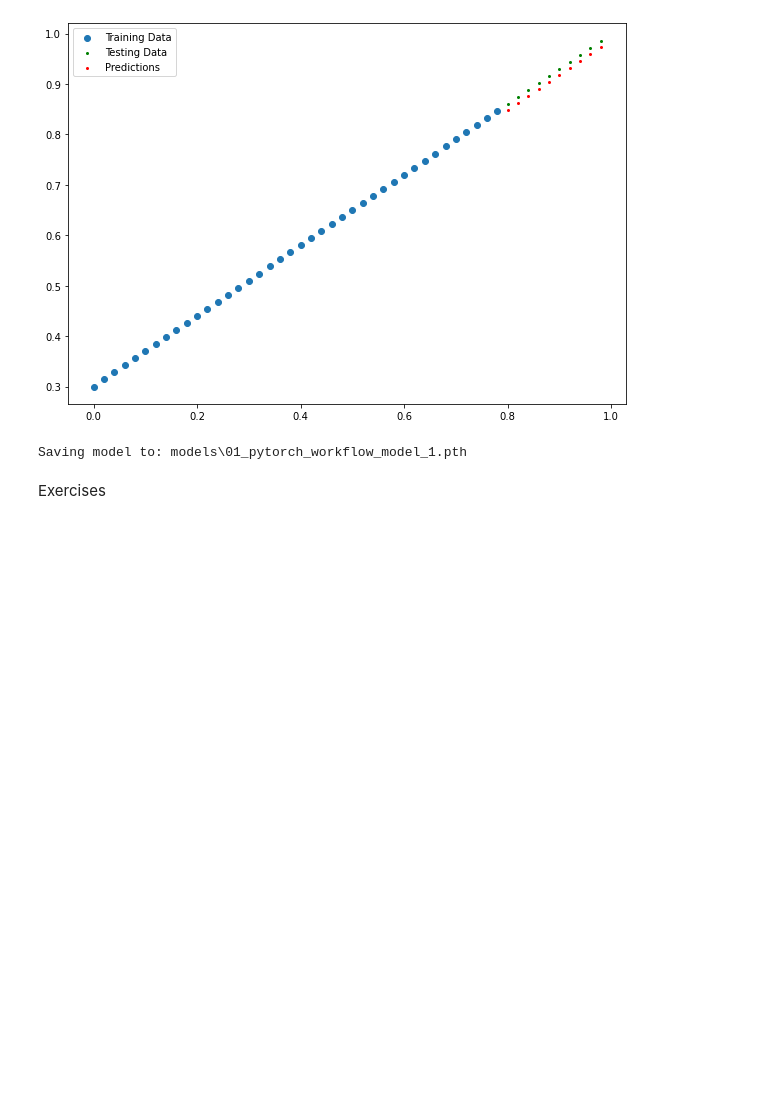
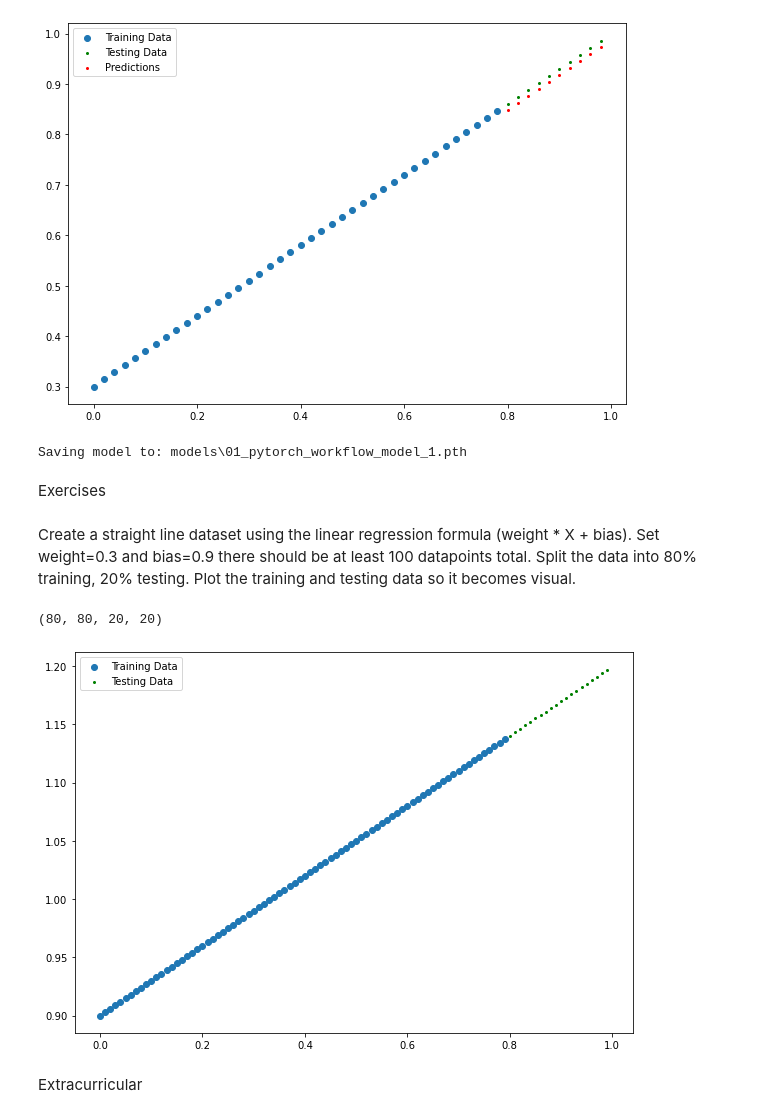
Before and after one commit to AnikaJ33/PyTorch, a Jupyter notebook: PyTorch_Module1.ipynb, the cells around one changed output. Saved outputs shown, nothing was run; the diff lists cells and outputs as text; code cells hidden in the pictures; blank space fills up the shorter version.

Commit message:
Start nn coding

```diff
--- a/PyTorch_Module1.ipynb
+++ b/PyTorch_Module1.ipynb
@@ -426,3 +426,31 @@ torch.save(obj=model_1.state_dict(), # only saving the state_dict() only saves t
 Saving model to: models\01_pytorch_workflow_model_1.pth
 # %% [markdown]
 Exercises
+# %% [markdown]
+Create a straight line dataset using the linear regression formula (weight * X + bias).
+Set weight=0.3 and bias=0.9 there should be at least 100 datapoints total.
+Split the data into 80% training, 20% testing.
+Plot the training and testing data so it becomes visual.
+# %%
+weight = 0.3
+bias=0.9
+
+start = 0
+end =1
+step = 0.01
+X=torch.arange(start,end,step).unsqueeze(dim=1)
+y= weight *X  + bias
+# %%
+#Create train/test split
+train_split = int(0.8*len(X))
+X_train, y_train = X[:train_split],y[:train_split]
+X_test, y_test = X[train_split:],y[train_split:]
+len(X_train), len(y_train), len(X_test), len(y_test)
+# %% [output]
+(80, 80, 20, 20)
+# %%
+plot_predictions(X_train,y_train,X_test,y_test)
+# %% [output]
+[figure, added]
+# %% [markdown]
+Extracurricular
```
Also changed, not shown: parts of 7 cells of this notebook, 3 other files.
